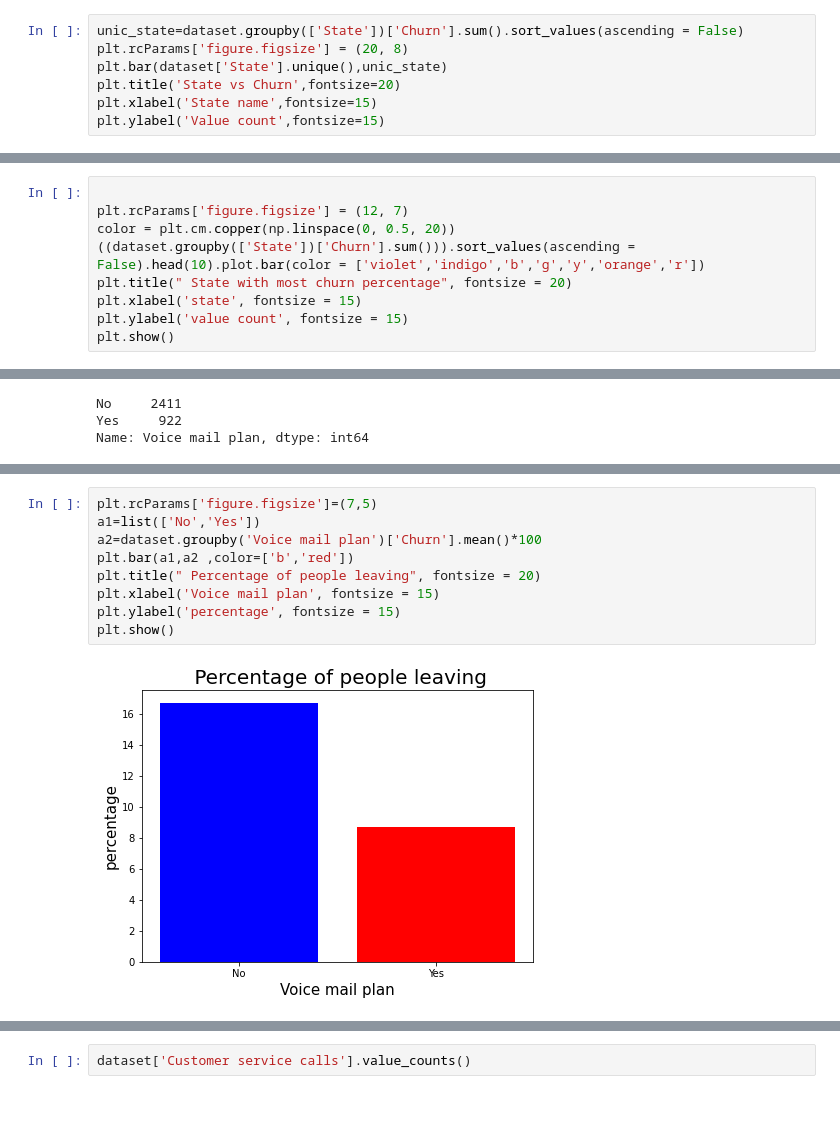
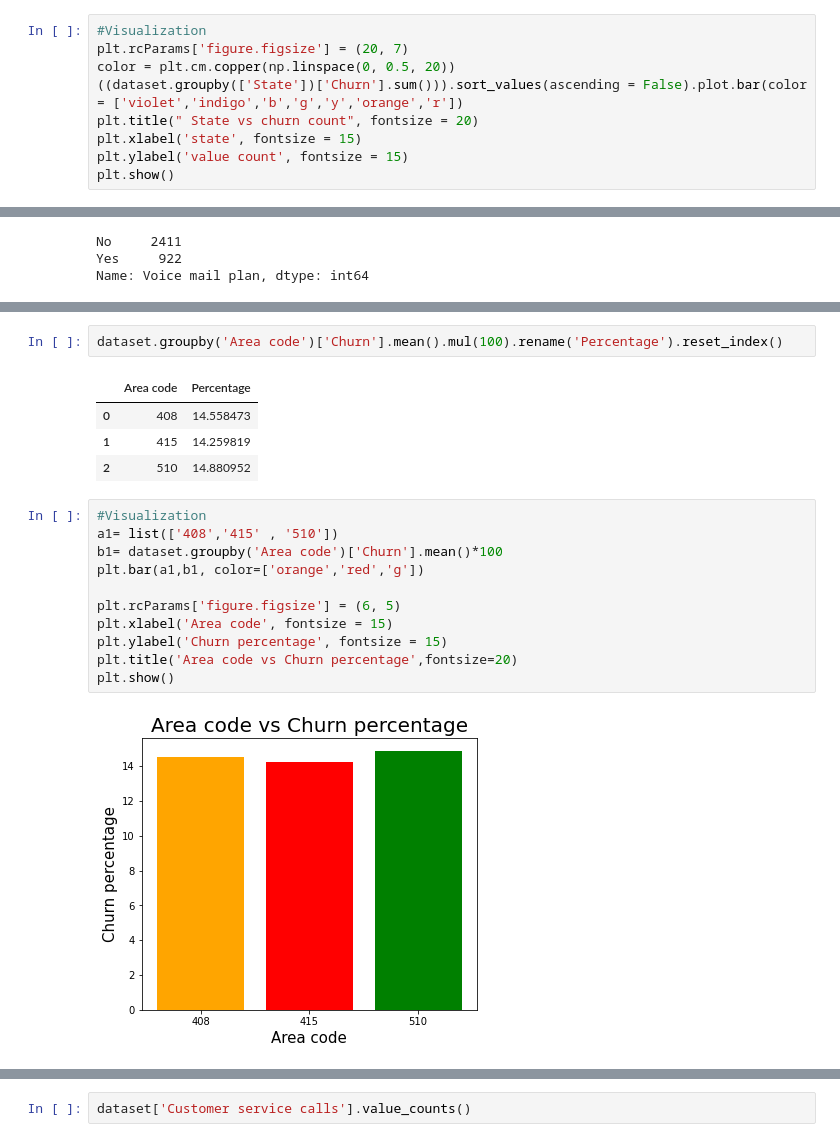
Before and after one commit to Roy-Subhankar/Telecom-Churn-Analysis, a Jupyter notebook: Subhankar_Roy_Telecom_Churn_Analysis_Capstone_Project.ipynb, the cells around one changed output, grey strips where cells are left out. Saved outputs shown, nothing was run; the diff lists cells and outputs as text; blank space fills up the shorter version.

```diff
--- a/Subhankar_Roy_Telecom_Churn_Analysis_Capstone_Project.ipynb
+++ b/Subhankar_Roy_Telecom_Churn_Analysis_Capstone_Project.ipynb
@@ -272,10 +290,12 @@ MS    14
 SC    14
 Name: Churn, dtype: int64
 # %%
-unic_state=dataset.groupby(['State'])['Churn'].sum().sort_values(ascending = False)
-plt.rcParams['figure.figsize'] = (20, 8)
-plt.bar(dataset['State'].unique(),unic_state)
-plt.title('State vs Churn',fontsize=20)
-plt.xlabel('State name',fontsize=15)
-plt.ylabel('Value count',fontsize=15)
+#Visualization
+plt.rcParams['figure.figsize'] = (20, 7)
+color = plt.cm.copper(np.linspace(0, 0.5, 20))
+((dataset.groupby(['State'])['Churn'].sum())).sort_values(ascending = False).plot.bar(color = ['violet','indigo','b','g','y','orange','r'])
+plt.title(" State vs churn count", fontsize = 20)
+plt.xlabel('state', fontsize = 15)
+plt.ylabel('value count', fontsize = 15)
+plt.show()
 # %% [output]
@@ -284,9 +302,0 @@ Text(0, 0.5, 'Value count')
-# %%
-
-plt.rcParams['figure.figsize'] = (12, 7)
-color = plt.cm.copper(np.linspace(0, 0.5, 20))
-((dataset.groupby(['State'])['Churn'].sum())).sort_values(ascending = False).head(10).plot.bar(color = ['violet','indigo','b','g','y','orange','r'])
-plt.title(" State with most churn percentage", fontsize = 20)
-plt.xlabel('state', fontsize = 15)
-plt.ylabel('value count', fontsize = 15)
-plt.show()
@@ -393,11 +453,20 @@ Name: Churn, dtype: float64
+# %%
+dataset.groupby('Area code')['Churn'].mean().mul(100).rename('Percentage').reset_index()
+# %% [output]
+|  | Area code | Percentage |
+| 0 | 408 | 14.558473 |
+| 1 | 415 | 14.259819 |
+| 2 | 510 | 14.880952 |
 # %%
-plt.rcParams['figure.figsize']=(7,5)
-a1=list(['No','Yes'])
-a2=dataset.groupby('Voice mail plan')['Churn'].mean()*100
-plt.bar(a1,a2 ,color=['b','red'])
-plt.title(" Percentage of people leaving", fontsize = 20)
-plt.xlabel('Voice mail plan', fontsize = 15)
-plt.ylabel('percentage', fontsize = 15)
+#Visualization
+a1= list(['408','415' , '510'])
+b1= dataset.groupby('Area code')['Churn'].mean()*100
+plt.bar(a1,b1, color=['orange','red','g'])
+
+plt.rcParams['figure.figsize'] = (6, 5)
+plt.xlabel('Area code', fontsize = 15)
+plt.ylabel('Churn percentage', fontsize = 15)
+plt.title('Area code vs Churn percentage',fontsize=20)
 plt.show()
 # %% [output]
-[figure, old version]
+[figure, new version]
```
Also changed, not shown: parts of 93 cells of this notebook.
